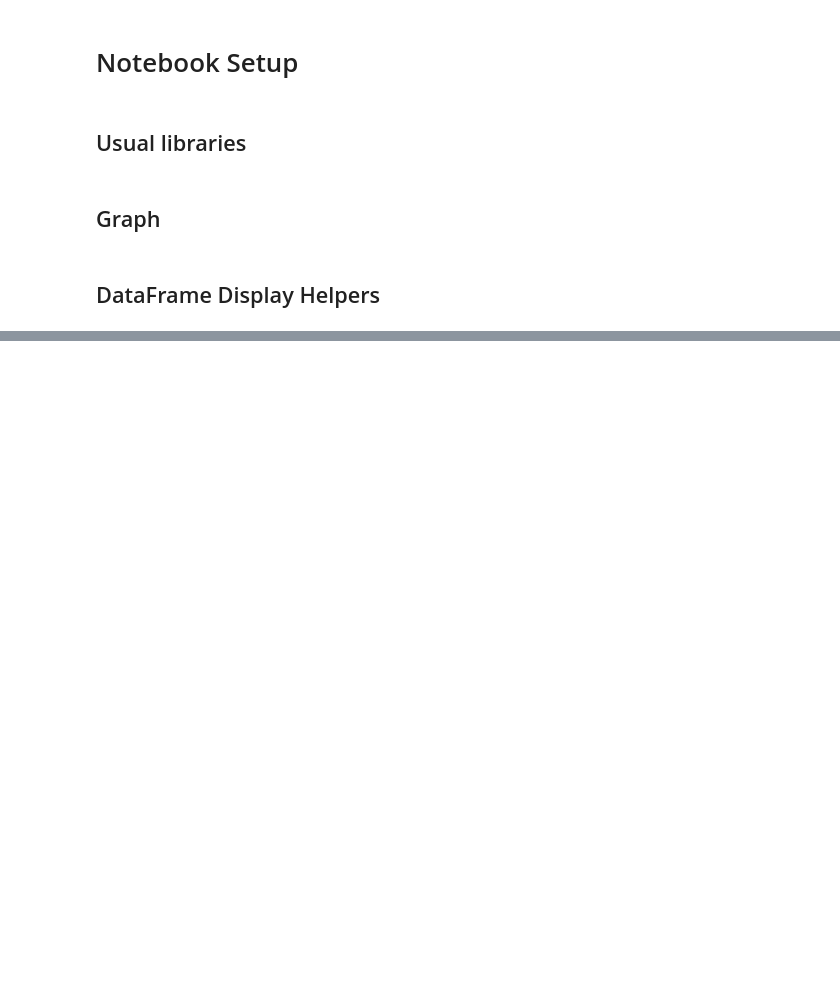
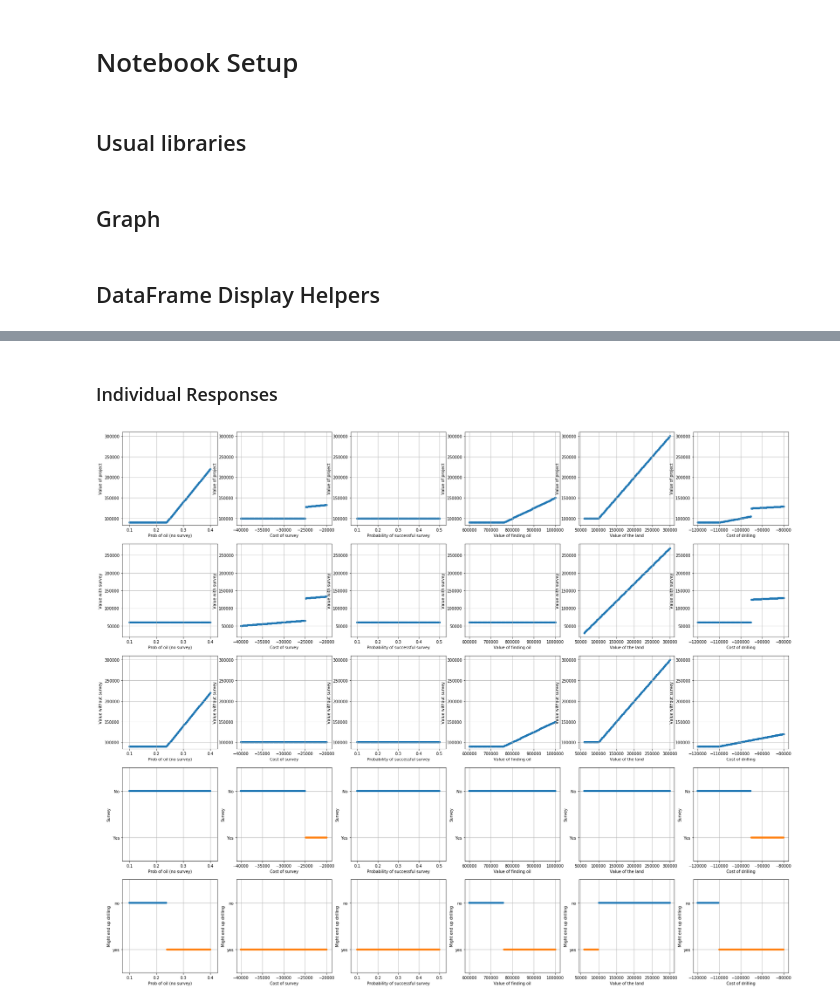
Before and after one commit to francoistrahan/pynes, a Jupyter notebook: pyne/Drill Example.ipynb, the cells around one changed output, grey strips where cells are left out. Saved outputs shown, nothing was run; the diff lists cells and outputs as text; code cells hidden in the pictures; blank space fills up the shorter version.

```diff
--- a/pyne/Drill Example.ipynb
+++ b/pyne/Drill Example.ipynb
@@ -68,0 +451,6 @@ CONFIDENCE_LEVEL = 0.95
+# %% [markdown]
+### Individual Responses
+# %%
+dummy = sa.getIndivisualResponseGraphs()
+# %% [output]
+[figure, added]
```
Also changed, not shown: parts of 46 cells of this notebook.
